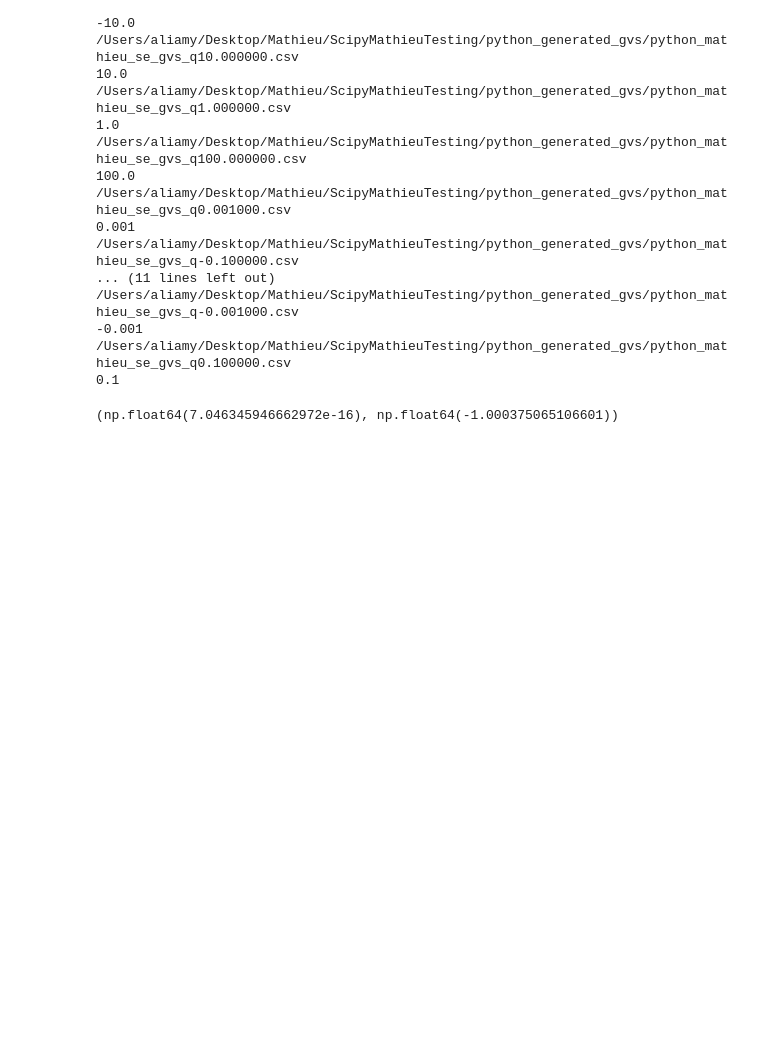
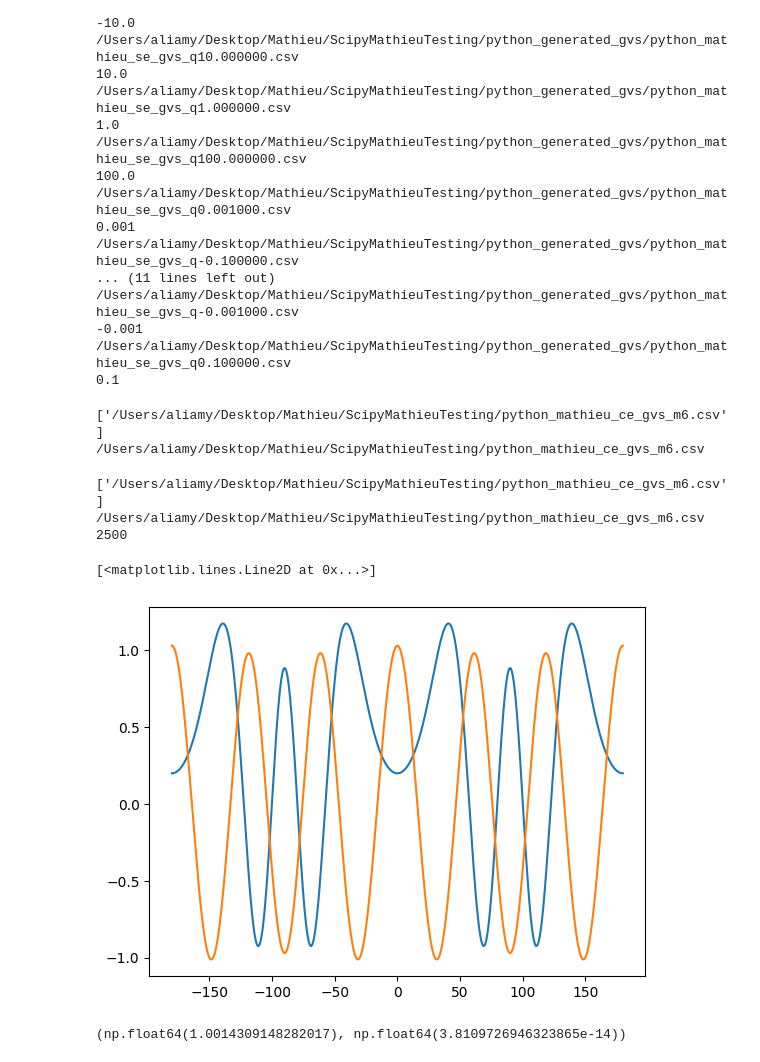
Before and after one commit to brorson/ScipyMathieuTesting, a Jupyter notebook: test_gvs.ipynb, the cells around one changed output. Saved outputs shown, nothing was run; the diff lists cells and outputs as text; code cells hidden in the pictures; blank space fills up the shorter version.

Commit message:
added gvs and test for m = 6

```diff
--- a/test_gvs.ipynb
+++ b/test_gvs.ipynb
@@ -113,7 +124,79 @@ for file in matching_files:
 -0.001
 /Users/aliamy/Desktop/Mathieu/ScipyMathieuTesting/python_generated_gvs/python_mathieu_se_gvs_q0.100000.csv
 0.1
+# %%
+file_pattern = '/Users/aliamy/Desktop/Mathieu/ScipyMathieuTesting/python_mathieu_ce_gvs_m*'
+matching_files = glob.glob(file_pattern)
+row_headers = np.linspace(-180, 180, 2500)
+row_index = range(2500)
+
+m = 6
+print(matching_files)
+for file in matching_files:
+    print(file)
+    data = np.loadtxt(file, delimiter=',', skiprows=1)
+
+    diff_npass = []
+    sp_npass = []
+    gv_npass = []
+    q_npass = []
+    v_npass = []
+    q_ind_npass = []
+
+    Q = np.linspace(0.1, 50, 100)
+    for v, v_ind in zip(row_headers, row_index):
+        for q, q_ind in zip(Q, range(1, 100)): # how do i get the corresponding value?
+            sp = mathieu_cem(m, q, v)[0]
+            gv = data[v_ind, q_ind]
+            if not np.isclose(sp, gv, atol=2e-2): # why is it has to be m+1
+                diff = np.abs(sp - gv)
+                diff_npass.append(diff)
+                sp_npass.append(sp)
+                gv_npass.append(gv)
+                q_npass.append(q)
+                q_ind_npass.append(q_ind)
+                v_npass.append(v)
+                # print(f'mathieu_sem when q:{q}, v:{v}, m:{m} does not pass the test, scipy value:{sp}, gv: {gv}, diff: {diff} ')
+
+    results_df = pd.DataFrame({'q': q_npass, 'q_ind_npass': q_ind_npass, 'v': v_npass, 'gv': gv_npass, 'sp': sp_npass, 'diff': diff_npass})
+    results_df.to_csv(f"/Users/aliamy/Desktop/Mathieu/ScipyMathieuTesting/not_passed_ce_m{m}.csv", index=False)
+# %% [output]
+['/Users/aliamy/Desktop/Mathieu/ScipyMathieuTesting/python_mathieu_ce_gvs_m6.csv']
+/Users/aliamy/Desktop/Mathieu/ScipyMathieuTesting/python_mathieu_ce_gvs_m6.csv
+# %%
+file_pattern = '/Users/aliamy/Desktop/Mathieu/ScipyMathieuTesting/python_mathieu_ce_gvs_m*'
+matching_files = glob.glob(file_pattern)
+row_headers = np.linspace(-180, 180, 2500)
+row_index = range(2500)
+
+m = 6
+q_ind = 51
+q_ind_data = []
+print(matching_files)
+for file in matching_files:
+    print(file)
+    data = np.loadtxt(file, delimiter=',', skiprows=1)
+    for v, v_ind in zip(row_headers, row_index):
+        q_ind_data.append(data[v_ind, q_ind])
+
+print(len(q_ind_data))
+# %% [output]
+['/Users/aliamy/Desktop/Mathieu/ScipyMathieuTesting/python_mathieu_ce_gvs_m6.csv']
+/Users/aliamy/Desktop/Mathieu/ScipyMathieuTesting/python_mathieu_ce_gvs_m6.csv
+2500
+# %%
+import matplotlib.pyplot as plt
+v = np.linspace(-180, 180, 2500)
+
+
+# Plotting cem gvs against scipy for m = 6 and q =  0.4555555555555556
+plt.plot(v,  mathieu_cem(6, 25.302020202020206, v)[0])
+
+plt.plot(v,  q_ind_data)
+# %% [output]
+[<matplotlib.lines.Line2D at 0x...>]
+[figure, added]
 # %%
-print(mathieu_sem(1, -0.001, -180))
+print(mathieu_cem(6, 0.1, -180))
 # %% [output]
-(np.float64(7.046345946662972e-16), np.float64(-1.000375065106601))
+(np.float64(1.0014309148282017), np.float64(3.8109726946323865e-14))
```
Also changed, not shown: parts of 1 cell of this notebook, 13 other files.
